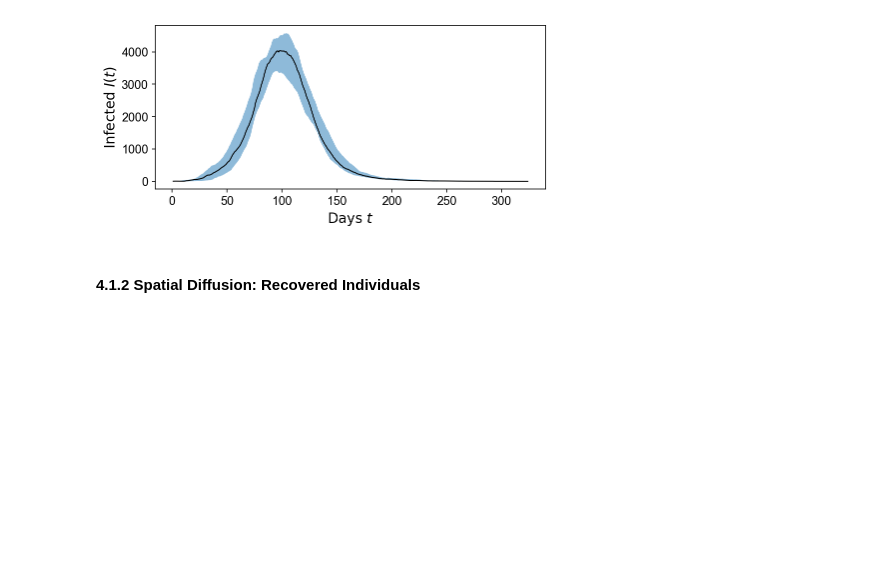
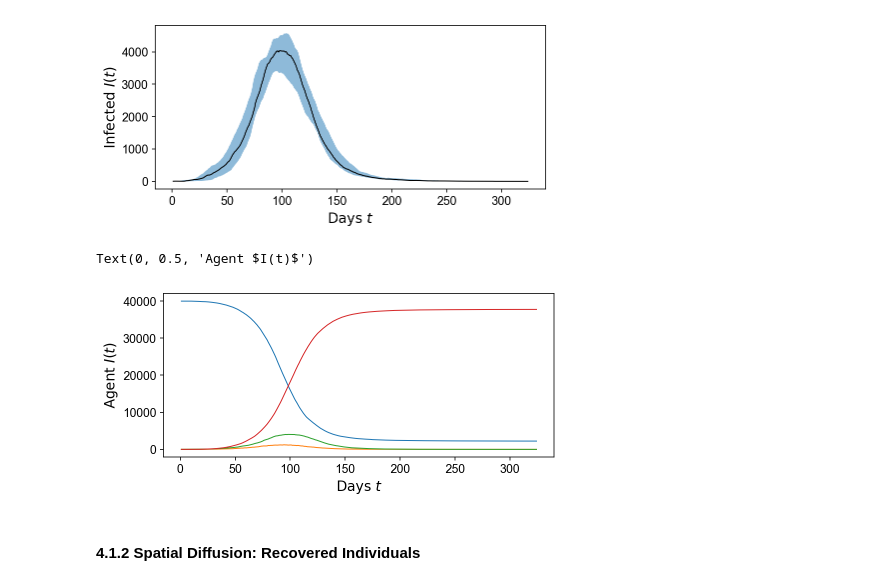
Before and after one commit to emanuelemassaro/mosquitoes, a Jupyter notebook: generateNetworks.ipynb, the cells around one changed output. Saved outputs shown, nothing was run; the diff lists cells and outputs as text; code cells hidden in the pictures; blank space fills up the shorter version.

```diff
--- a/generateNetworks.ipynb
+++ b/generateNetworks.ipynb
@@ -156,11 +156,20 @@ for i in stat:
 #### 4.1.1 Temporal Analysis
 # %%
 infH = []  ## infected humans
+recH = []  ## recovered humans
+expH = []  ## exposed humans
+susH = []  ## exposed humans
 for i in fileName:
     tmp = pd.read_csv(pathRes+i, sep=' ') ## read the file
     k = tmp.groupby('Time').sum()  ## Sum of the compartments for each cell at each time
     infH.append(k['I'])
+    susH.append(k['S'])
+    expH.append(k['E'])
+    recH.append(k['R'])
 ih = np.percentile(infH, [2.5,50,97.5], axis=0)  ## compute the percentile
+sh = np.percentile(susH, [2.5,50,97.5], axis=0)  ## compute the percentile
+eh = np.percentile(expH, [2.5,50,97.5], axis=0)  ## compute the percentile
+rh = np.percentile(recH, [2.5,50,97.5], axis=0)  ## compute the percentile
 # %%
 fig,ax = plt.subplots(figsize=(7,3))
 ax = textPlot(ax, 12, 'Arial')
@@ -171,6 +180,18 @@ ax.set_ylabel('Infected '+r'$I(t)$', size = 14)
 # %% [output]
 Text(0, 0.5, 'Infected $I(t)$')
 [figure]
+# %%
+fig,ax = plt.subplots(figsize=(7,3))
+ax = textPlot(ax, 12, 'Arial')
+plt.plot(k.index,sh[1],  lw=1, label='Susceptible')
+plt.plot(k.index,eh[1],  lw=1, label='Exposed')
+plt.plot(k.index,ih[1],  lw=1, label='Infected')
+plt.plot(k.index,rh[1],  lw=1, label=)
+ax.set_xlabel('Days '+r'$t$', size = 14)
+ax.set_ylabel('Agent '+r'$I(t)$', size = 14)
+# %% [output]
+Text(0, 0.5, 'Agent $I(t)$')
+[figure, added]
 # %% [markdown]
 #### 4.1.2 Spatial Diffusion: Recovered Individuals
 # %%
```
